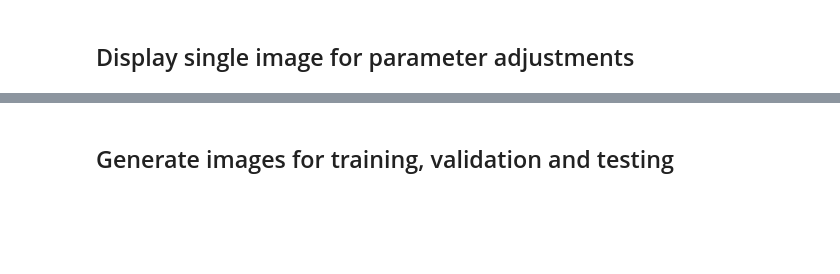
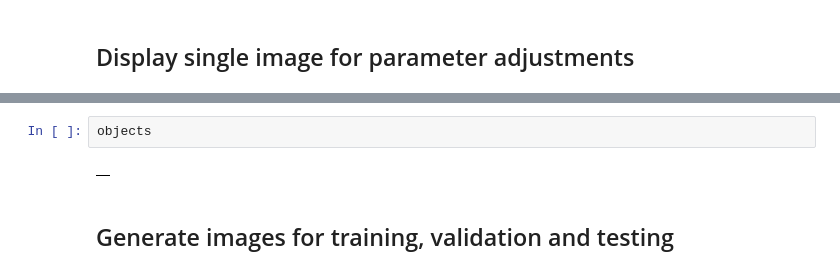
Before and after one commit to till-robert/YOLOtrack11, a Jupyter notebook: ImageGenerator.ipynb, the cells around one changed output, grey strips where cells are left out. Saved outputs shown, nothing was run; the diff lists cells and outputs as text; blank space fills up the shorter version.

```diff
--- a/ImageGenerator.ipynb
+++ b/ImageGenerator.ipynb
@@ -90,3 +106,7 @@ NameError: name 'noise' is not defined
+# %%
+objects
+# %% [output]
+|  |
 # %% [markdown]
 ## Generate images for training, validation and testing
 # %%
```
Also changed, not shown: parts of 19 cells of this notebook, 1 other file.
